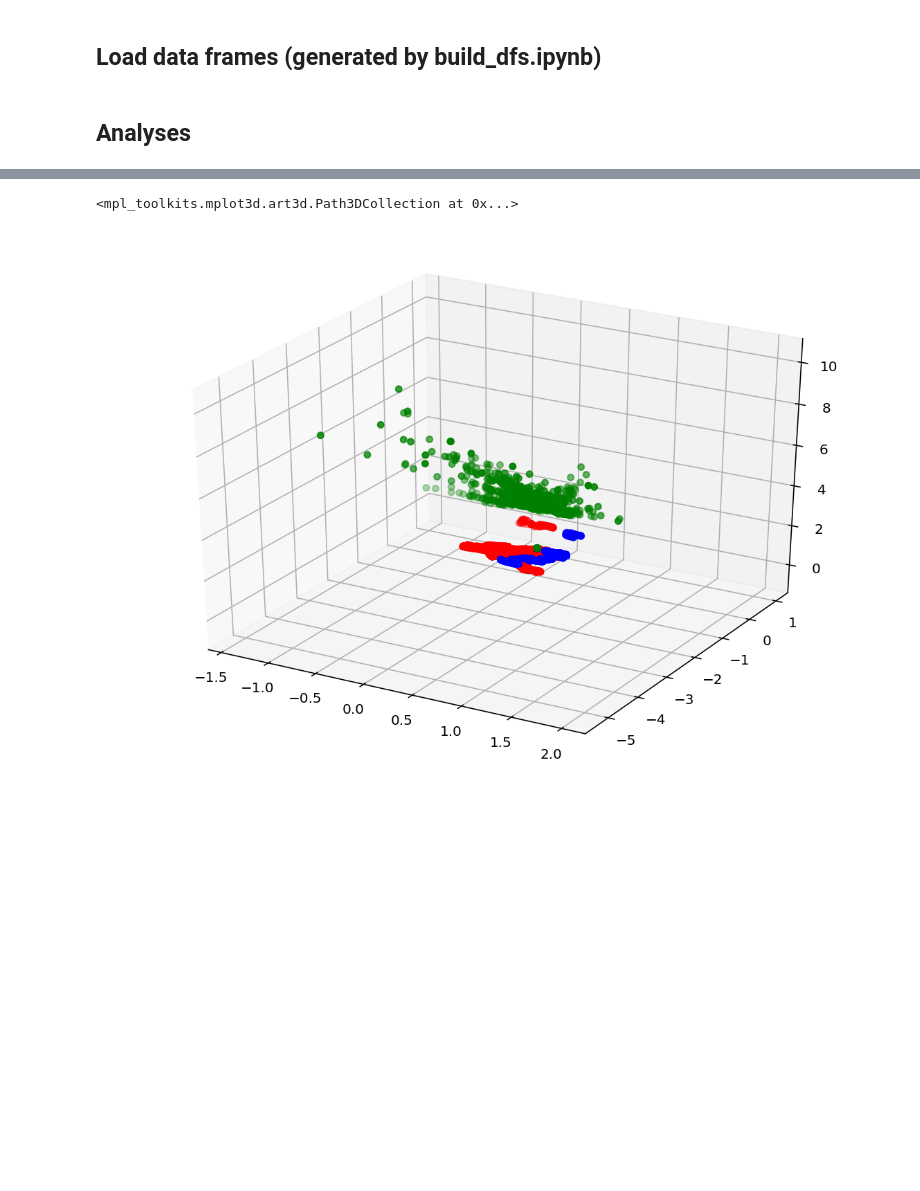
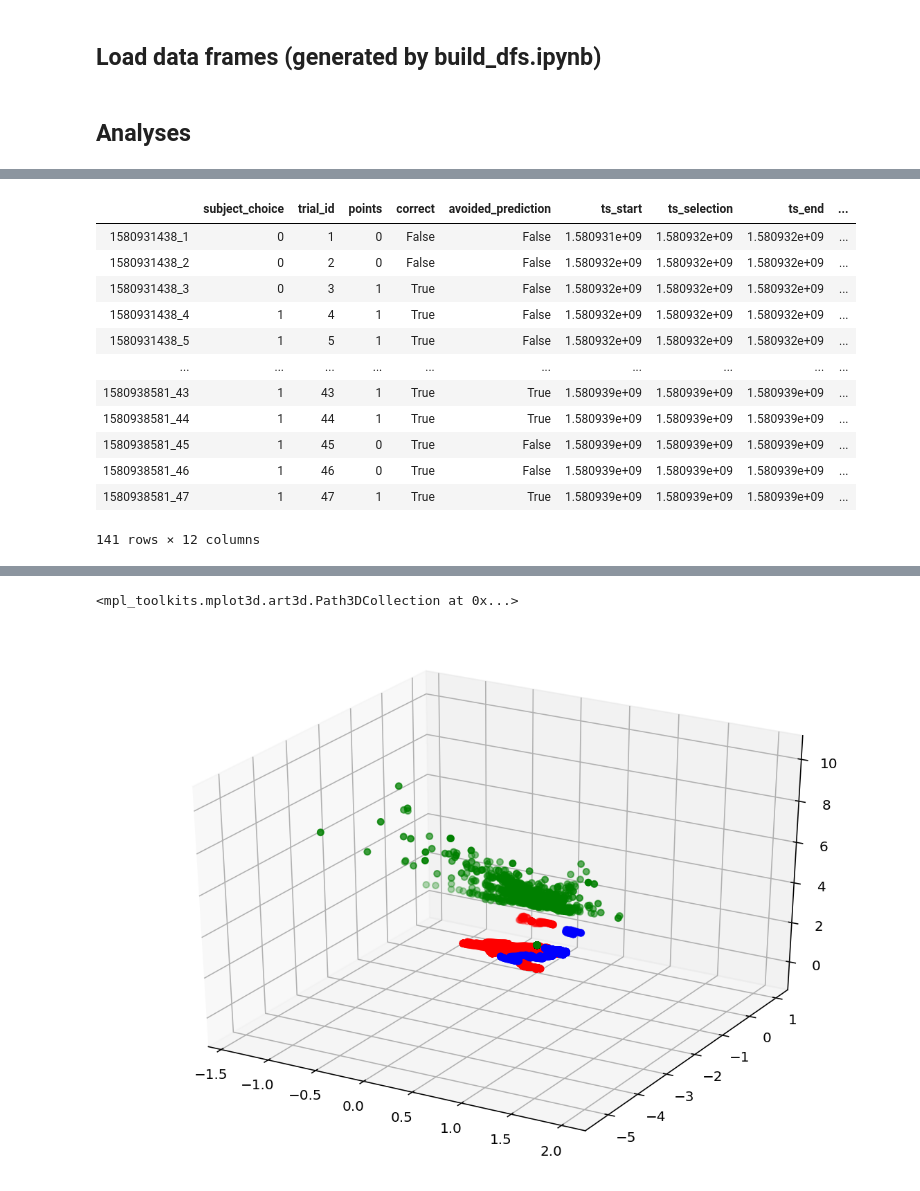
Before and after one commit to onejgordon/cec_vr, a Jupyter notebook: Analysis/analyze.ipynb, the cells around one changed output, grey strips where cells are left out. Cells and saved outputs as stored; diff of their text form; code cells hidden in the pictures; blank space fills up the shorter version.

```diff
--- a/Analysis/analyze.ipynb
+++ b/Analysis/analyze.ipynb
@@ -46,0 +69,16 @@ tracking_df
+# %%
+trial_df
+# %% [output]
+|  | subject_choice | trial_id | points | correct | avoided_prediction | ts_start | ts_selection | ts_end | ... |
+| 1580931438_1 | 0 | 1 | 0 | False | False | 1.580931e+09 | 1.580932e+09 | 1.580932e+09 | ... |
+| 1580931438_2 | 0 | 2 | 0 | False | False | 1.580932e+09 | 1.580932e+09 | 1.580932e+09 | ... |
+| 1580931438_3 | 0 | 3 | 1 | True | False | 1.580932e+09 | 1.580932e+09 | 1.580932e+09 | ... |
+| 1580931438_4 | 1 | 4 | 1 | True | False | 1.580932e+09 | 1.580932e+09 | 1.580932e+09 | ... |
+| 1580931438_5 | 1 | 5 | 1 | True | False | 1.580932e+09 | 1.580932e+09 | 1.580932e+09 | ... |
+| ... | ... | ... | ... | ... | ... | ... | ... | ... | ... |
+| 1580938581_43 | 1 | 43 | 1 | True | True | 1.580939e+09 | 1.580939e+09 | 1.580939e+09 | ... |
+| 1580938581_44 | 1 | 44 | 1 | True | True | 1.580939e+09 | 1.580939e+09 | 1.580939e+09 | ... |
+| 1580938581_45 | 1 | 45 | 0 | True | False | 1.580939e+09 | 1.580939e+09 | 1.580939e+09 | ... |
+| 1580938581_46 | 1 | 46 | 0 | True | False | 1.580939e+09 | 1.580939e+09 | 1.580939e+09 | ... |
+| 1580938581_47 | 1 | 47 | 1 | True | True | 1.580939e+09 | 1.580939e+09 | 1.580939e+09 | ... |
+141 rows × 12 columns
```
Also changed, not shown: parts of 5 cells of this notebook, 2 other files.
